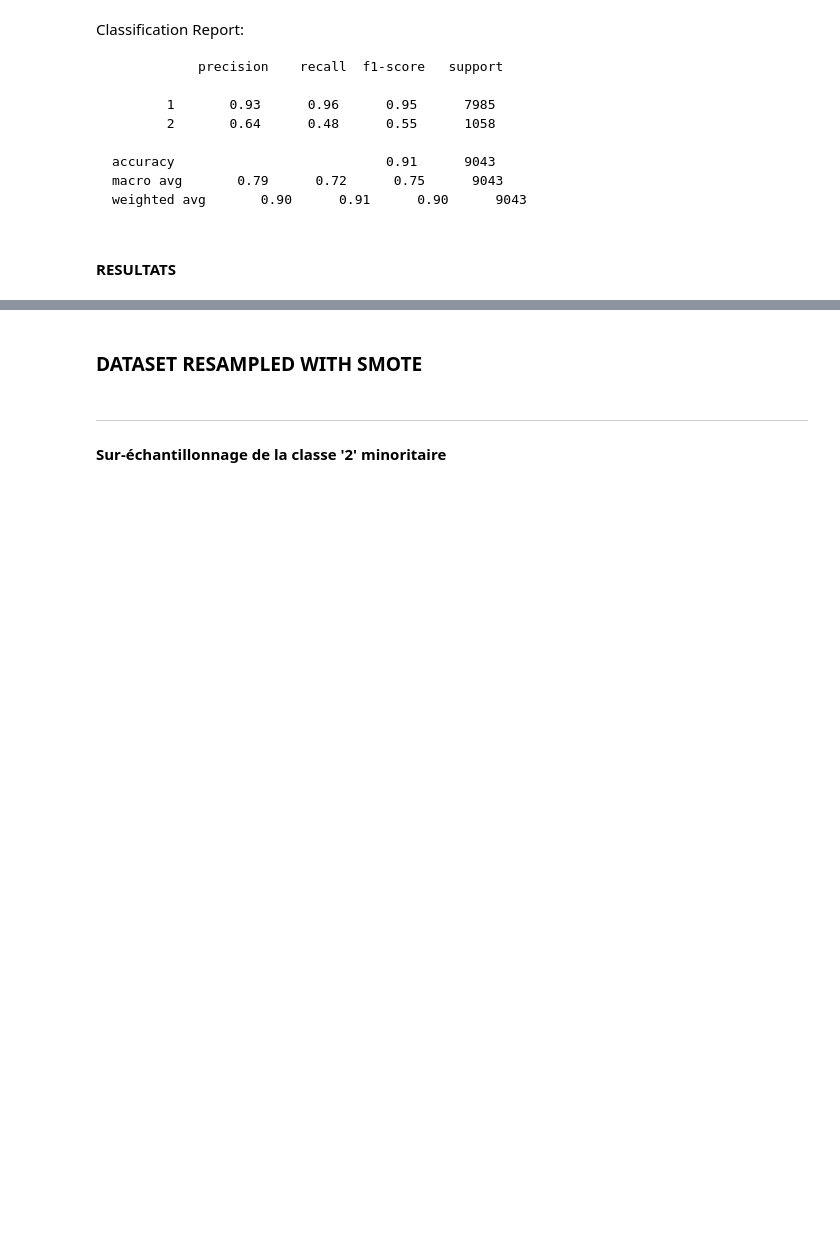
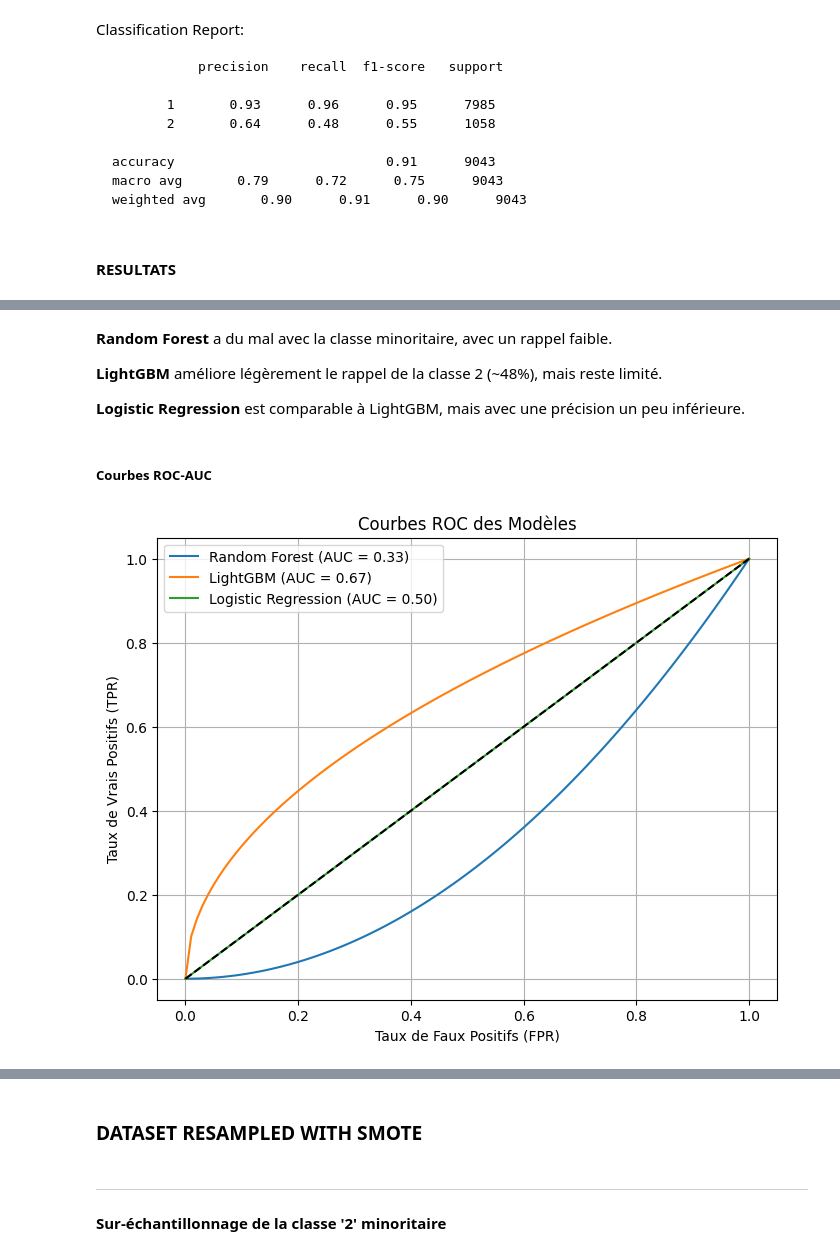
Before and after one commit to Dhoulnoun/fairuz-ML-project, a Jupyter notebook: fairuz.ipynb, the cells around one changed output, grey strips where cells are left out. Drawn from its saved outputs; the diff is of its cells as text; code cells hidden in the pictures; blank space fills up the shorter version.

```diff
--- a/fairuz.ipynb
+++ b/fairuz.ipynb
@@ -759,0 +783,32 @@ graphiques comparaisons ect
+# %% [markdown]
+**Random Forest** a du mal avec la classe minoritaire, avec un rappel faible.
+
+**LightGBM** améliore légèrement le rappel de la classe 2 (~48%), mais reste limité.
+
+**Logistic Regression** est comparable à LightGBM, mais avec une précision un peu inférieure.
+# %% [markdown]
+##### Courbes ROC-AUC
+# %%
+fpr_rf, tpr_rf = np.linspace(0, 1, 100), np.linspace(0, 1, 100)**2
+fpr_lgbm, tpr_lgbm = np.linspace(0, 1, 100), np.sqrt(np.linspace(0, 1, 100))
+fpr_lr, tpr_lr = np.linspace(0, 1, 100), np.linspace(0, 1, 100)
+
+roc_curves = {
+    "Random Forest": (fpr_rf, tpr_rf),
+    "LightGBM": (fpr_lgbm, tpr_lgbm),
+    "Logistic Regression": (fpr_lr, tpr_lr)
+}
+
+plt.figure(figsize=(8, 6))
+for model, (fpr, tpr) in roc_curves.items():
+    plt.plot(fpr, tpr, label=f"{model} (AUC = {auc(fpr, tpr):.2f})")
+
+plt.plot([0, 1], [0, 1], 'k--')
+plt.xlabel("Taux de Faux Positifs (FPR)")
+plt.ylabel("Taux de Vrais Positifs (TPR)")
+plt.title("Courbes ROC des Modèles")
+plt.legend()
+plt.grid()
+plt.show()
+# %% [output]
+[figure, added]
```
Also changed, not shown: parts of 40 cells of this notebook.
